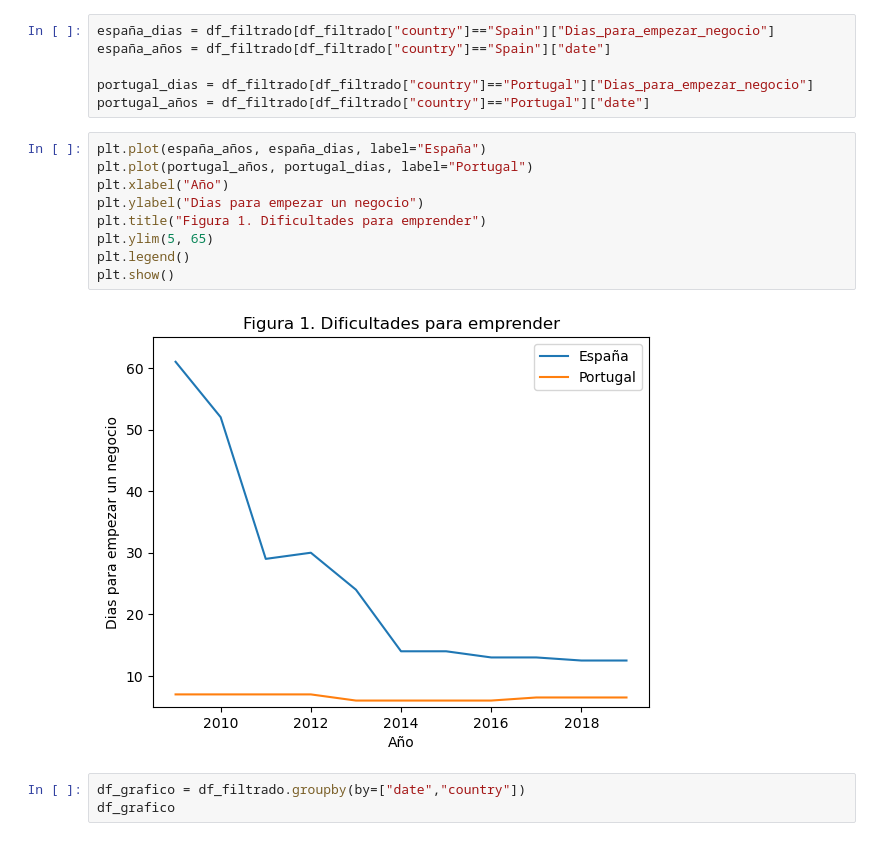
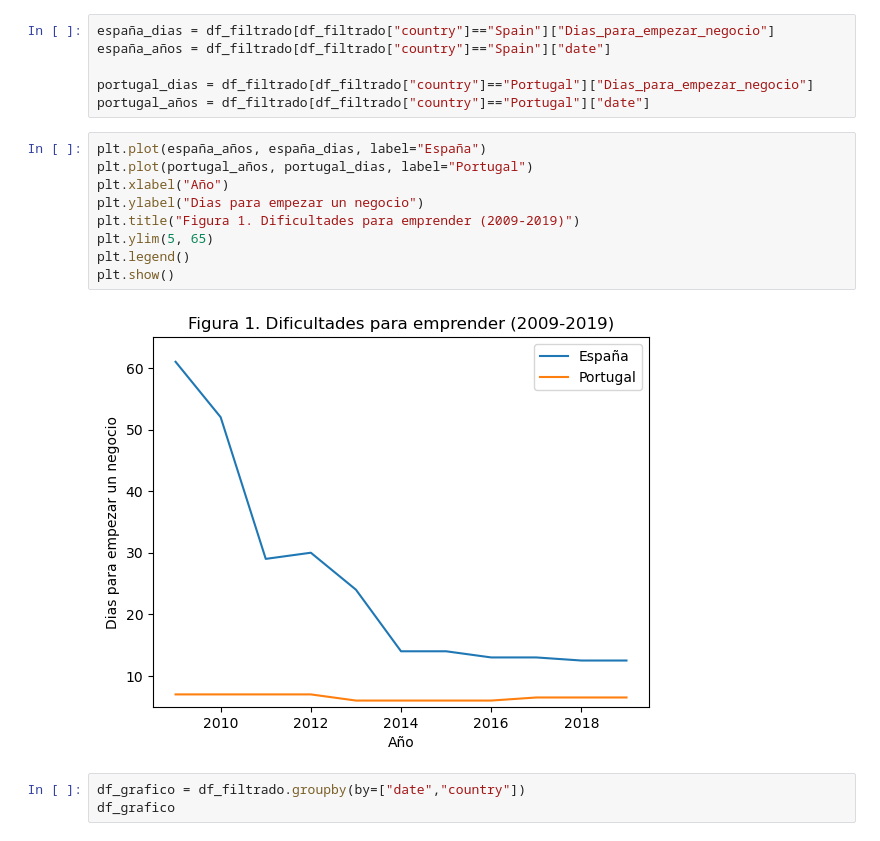
Before and after one commit to jtomasello247/-BigDataUBA-Grupo13, a Jupyter notebook: TP1-UBA.ipynb, the cells around one changed output. Drawn from its saved outputs; the diff is of its cells as text.

```diff
--- a/TP1-UBA.ipynb
+++ b/TP1-UBA.ipynb
@@ -246,14 +251,14 @@ portugal_años = df_filtrado[df_filtrado["country"]=="Portugal"]["date"]
 # %%
 plt.plot(españa_años, españa_dias, label="España")
 plt.plot(portugal_años, portugal_dias, label="Portugal")
 plt.xlabel("Año")
 plt.ylabel("Dias para empezar un negocio")
-plt.title("Figura 1. Dificultades para emprender")
+plt.title("Figura 1. Dificultades para emprender (2009-2019)")
 plt.ylim(5, 65)
 plt.legend()
 plt.show()
 # %% [output]
-[figure, old version]
+[figure, new version]
 # %%
 df_grafico = df_filtrado.groupby(by=["date","country"])
 df_grafico
```
Also changed, not shown: parts of 15 cells of this notebook, 5 other files.
